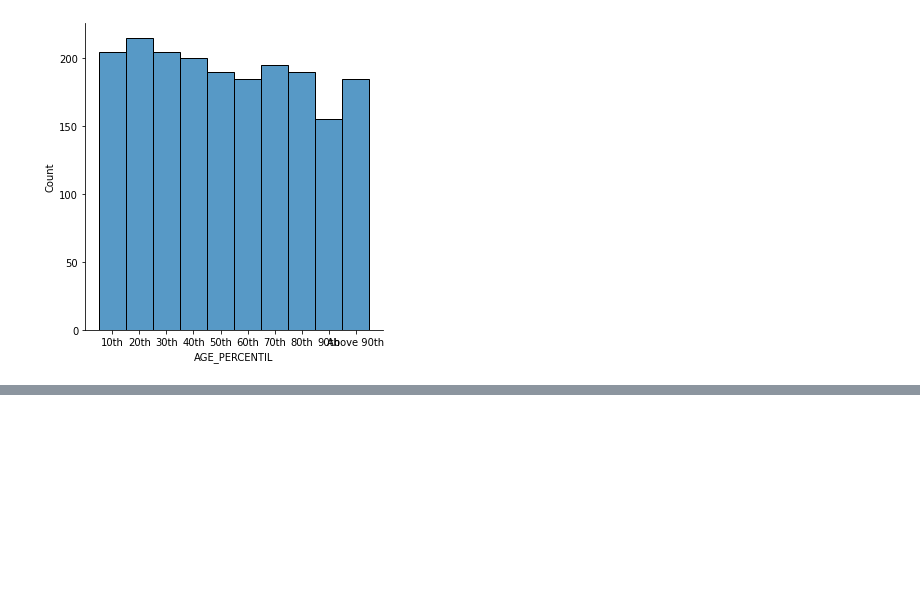
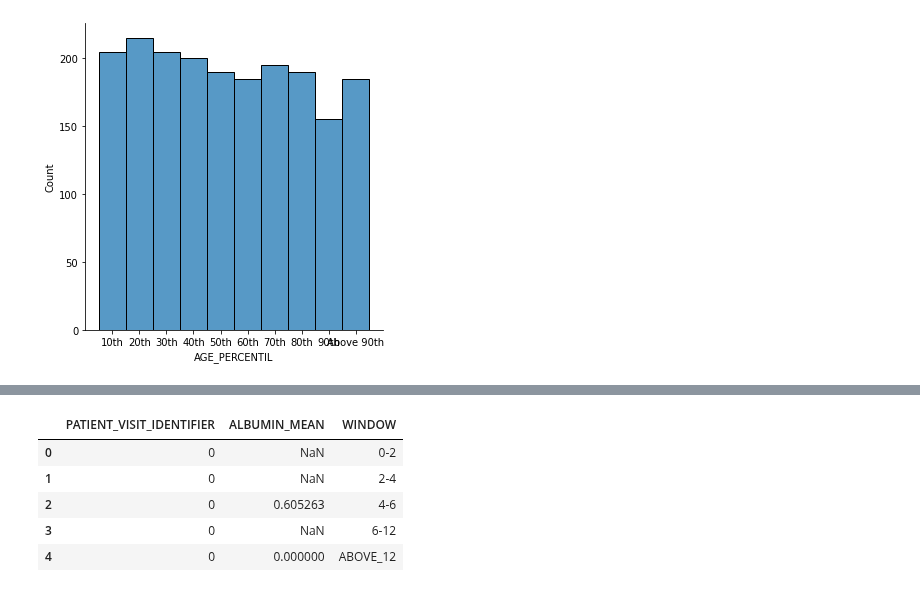
Before and after one commit to RPGraciotti/BootCampAlura, a Jupyter notebook: Projeto_final/Exploratoria.ipynb, the cells around one changed output, grey strips where cells are left out. Cells and saved outputs as stored; diff of their text form; code cells hidden in the pictures; blank space fills up the shorter version.

```diff
--- a/Projeto_final/Exploratoria.ipynb
+++ b/Projeto_final/Exploratoria.ipynb
@@ -30,0 +78,9 @@ sns.displot(df_kg.loc[:,"AGE_PERCENTIL"].sort_values())
+# %%
+df_kg.loc[0:4,["PATIENT_VISIT_IDENTIFIER", "ALBUMIN_MEAN", "WINDOW"]]
+# %% [output]
+|  | PATIENT_VISIT_IDENTIFIER | ALBUMIN_MEAN | WINDOW |
+| 0 | 0 | NaN | 0-2 |
+| 1 | 0 | NaN | 2-4 |
+| 2 | 0 | 0.605263 | 4-6 |
+| 3 | 0 | NaN | 6-12 |
+| 4 | 0 | 0.000000 | ABOVE_12 |
```
Also changed, not shown: parts of 10 cells of this notebook.
